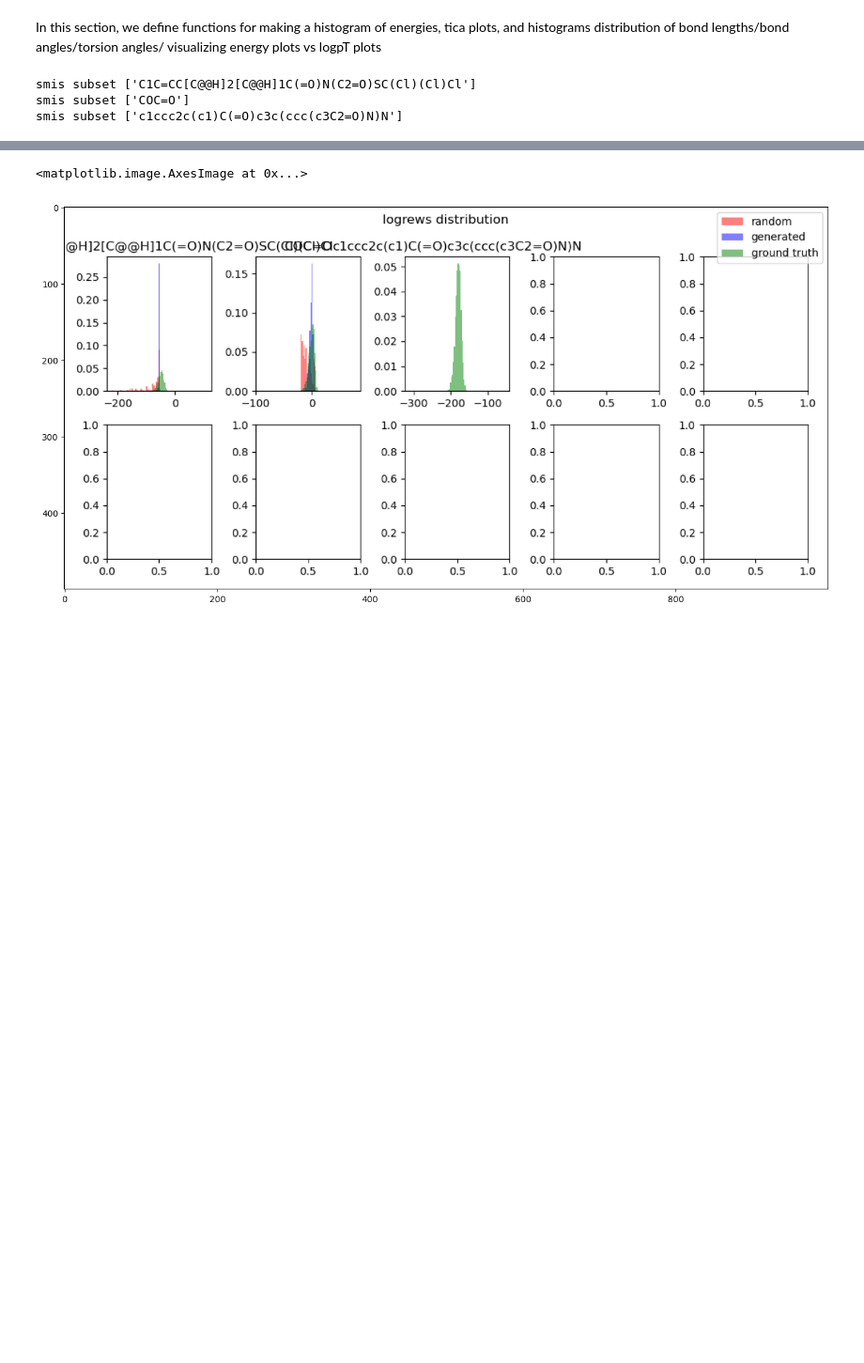
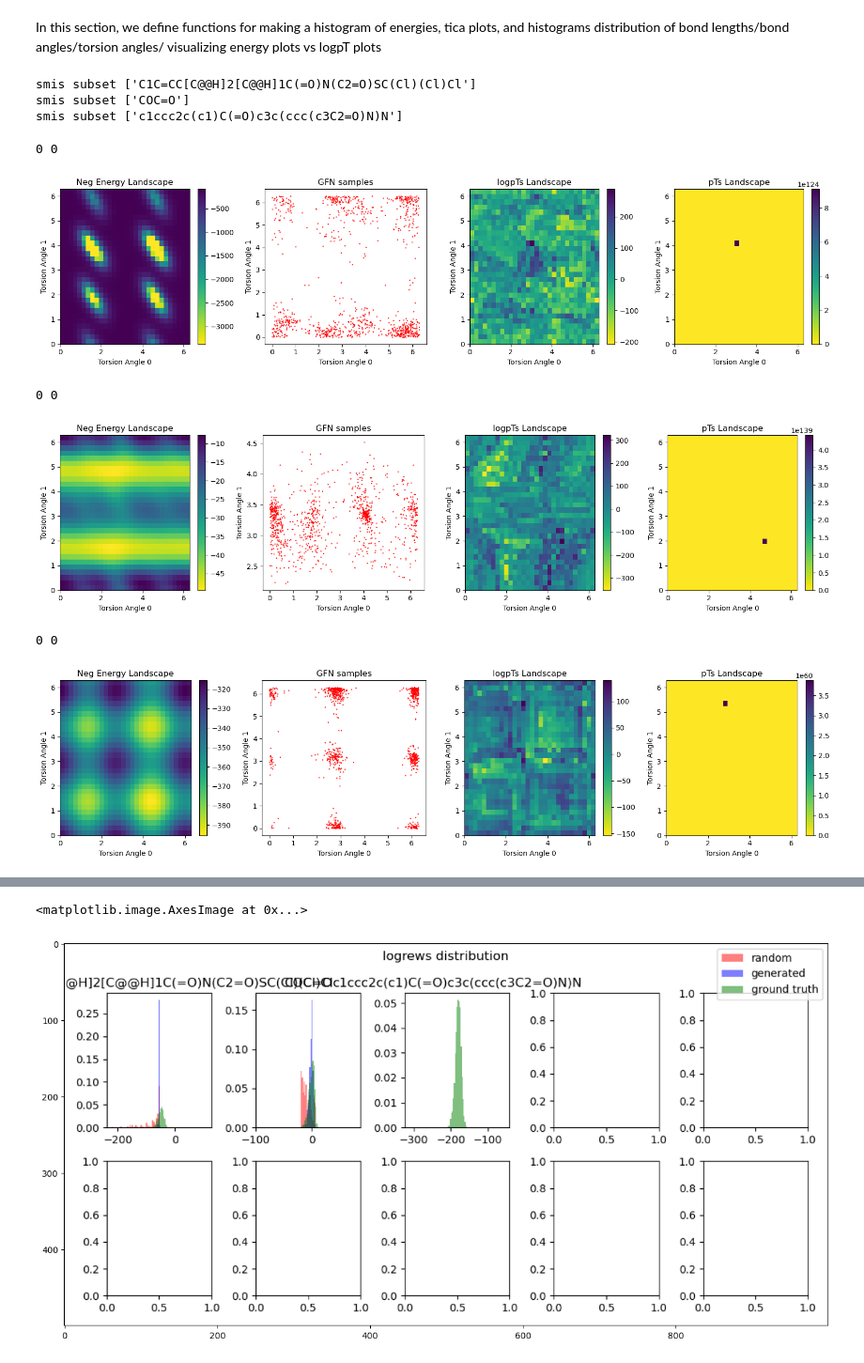
Before and after one commit to LenaNehale/torsional-diffusion, a Jupyter notebook: playground.ipynb, the cells around one changed output, grey strips where cells are left out. Shown at 94% size. Cells and saved outputs as stored; diff of their text form; code cells hidden in the pictures; blank space fills up the shorter version.

```diff
--- a/playground.ipynb
+++ b/playground.ipynb
@@ -263,7 +263,7 @@ room_temp = 298.15
 T = k_b * room_temp
 logrew_clamp = -1e5
 n_smis_batch = 1
-energy_fn, seed, p_replay, p_expl, diffusion_steps, batch_size = 'mmff', 0, 0.0, 0.0, 20, 32
+energy_fn, seed, p_replay, p_expl, diffusion_steps, batch_size = 'mmff', 0, 0.0, 0.0, 20, 1024
 smis = "C1C=CC[C@@H]2[C@@H]1C(=O)N(C2=O)SC(Cl)(Cl)Cl  COC=O  c1ccc2c(c1)C(=O)c3c(ccc(c3C2=O)N)N".split()
 #smis = "CCS".split()
 limit_train_mols = len(smis)
@@ -353,3 +290,19 @@ def plot_energy_samples_logpTs(model, smis, generated_stuff, energy_fn, init_pos
+# %%
+steps = 20
+num_points = 30
+num_trajs = 16
+plot_energy_landscape = True
+plot_pt = True
+plot_sampled_confs = True
+
+plot_energy_samples_logpTs(model, smis, generated_stuff, energy_fn, init_positions_path, n_local_structures, max_n_local_structures, sigma_min, sigma_max,  steps, device, num_points, num_trajs, T,  plot_energy_landscape, plot_sampled_confs, plot_pt, use_wandb  = False, path = None, ode= True )
+# %% [output]
+0 0
+[figure, added]
+0 0
+[figure, added]
+0 0
+[figure, added]
 # %%
 steps = 20
 num_points = 30
```
Also changed, not shown: parts of 3 cells of this notebook, 4 other files.
